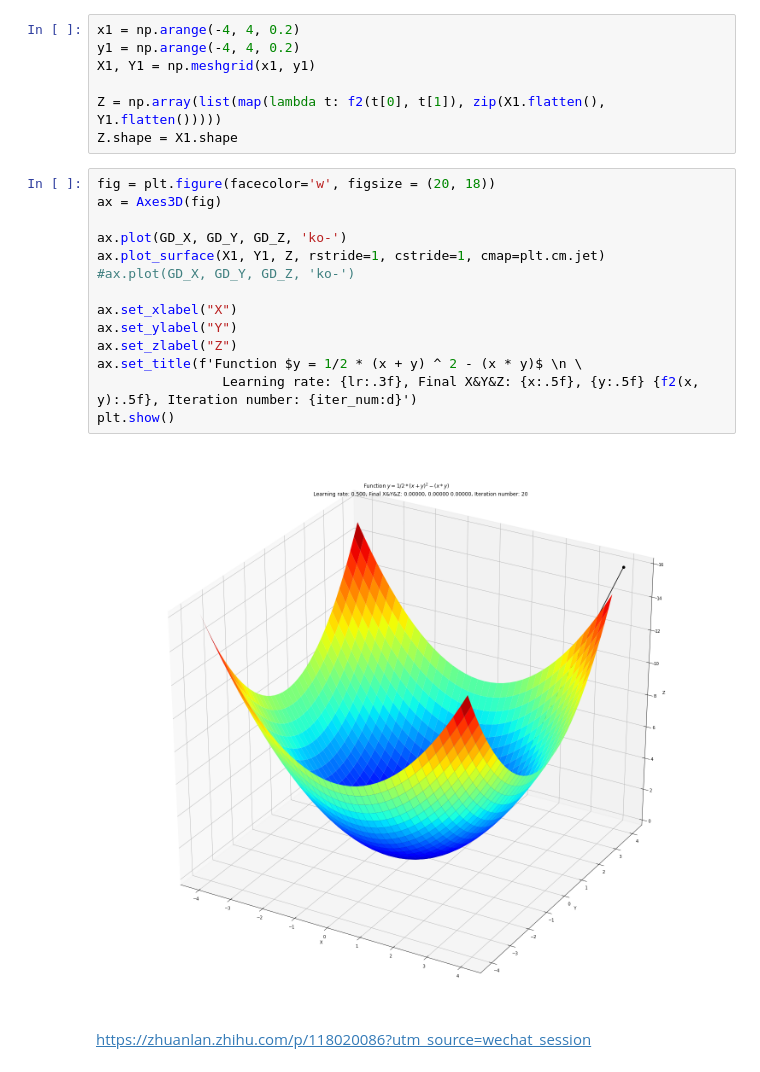
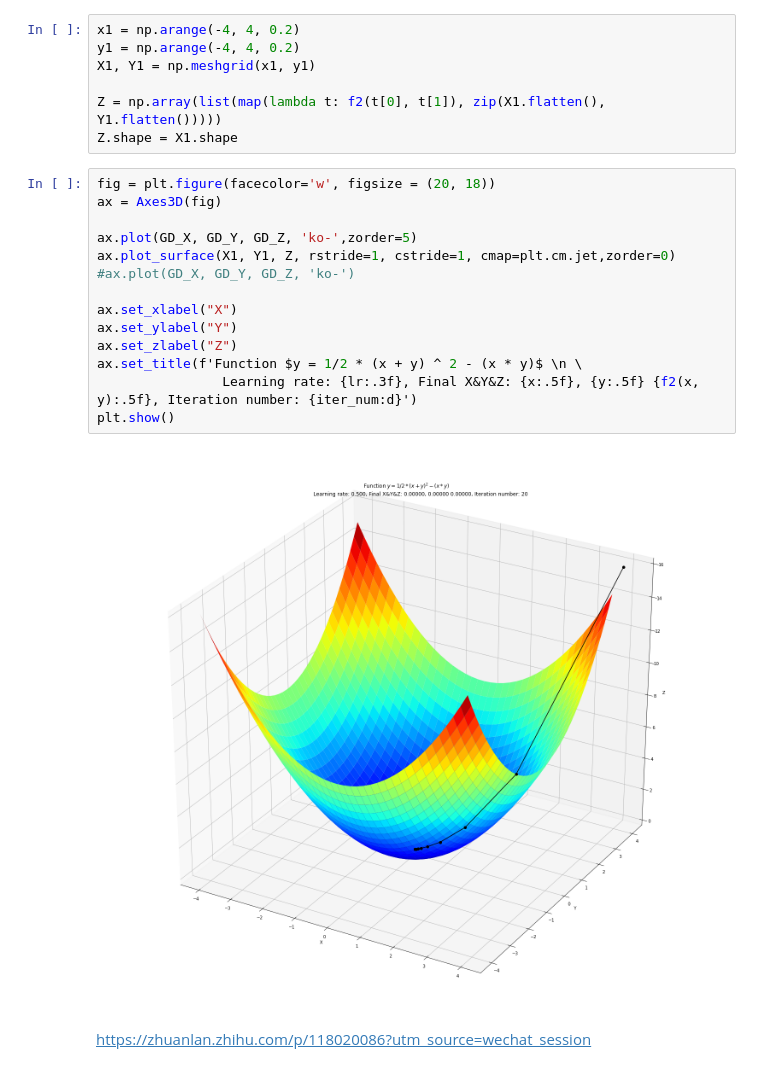
Before and after one commit to skywalker00001/Machine_Learning_Study, a Jupyter notebook: GD_test1.ipynb, the cells around one changed output. Cells and saved outputs as stored; diff of their text form.

Commit message:
zorder  specifies the order of different layers

```diff
--- a/GD_test1.ipynb
+++ b/GD_test1.ipynb
@@ -170,18 +134,18 @@ Z.shape = X1.shape
 # %%
 fig = plt.figure(facecolor='w', figsize = (20, 18))
 ax = Axes3D(fig)
 
-ax.plot(GD_X, GD_Y, GD_Z, 'ko-')
-ax.plot_surface(X1, Y1, Z, rstride=1, cstride=1, cmap=plt.cm.jet)
+ax.plot(GD_X, GD_Y, GD_Z, 'ko-',zorder=5)
+ax.plot_surface(X1, Y1, Z, rstride=1, cstride=1, cmap=plt.cm.jet,zorder=0)
 #ax.plot(GD_X, GD_Y, GD_Z, 'ko-')
 
 ax.set_xlabel("X")
 ax.set_ylabel("Y")
 ax.set_zlabel("Z")
 ax.set_title(f'Function $y = 1/2 * (x + y) ^ 2 - (x * y)$ \n \
                 Learning rate: {lr:.3f}, Final X&Y&Z: {x:.5f}, {y:.5f} {f2(x, y):.5f}, Iteration number: {iter_num:d}')
 plt.show()
 # %% [output]
-[figure, old version]
+[figure, new version]
 # %% [markdown]
 https://zhuanlan.zhihu.com/p/118020086?utm_source=wechat_session
```
Also changed, not shown: parts of 2 cells of this notebook.
